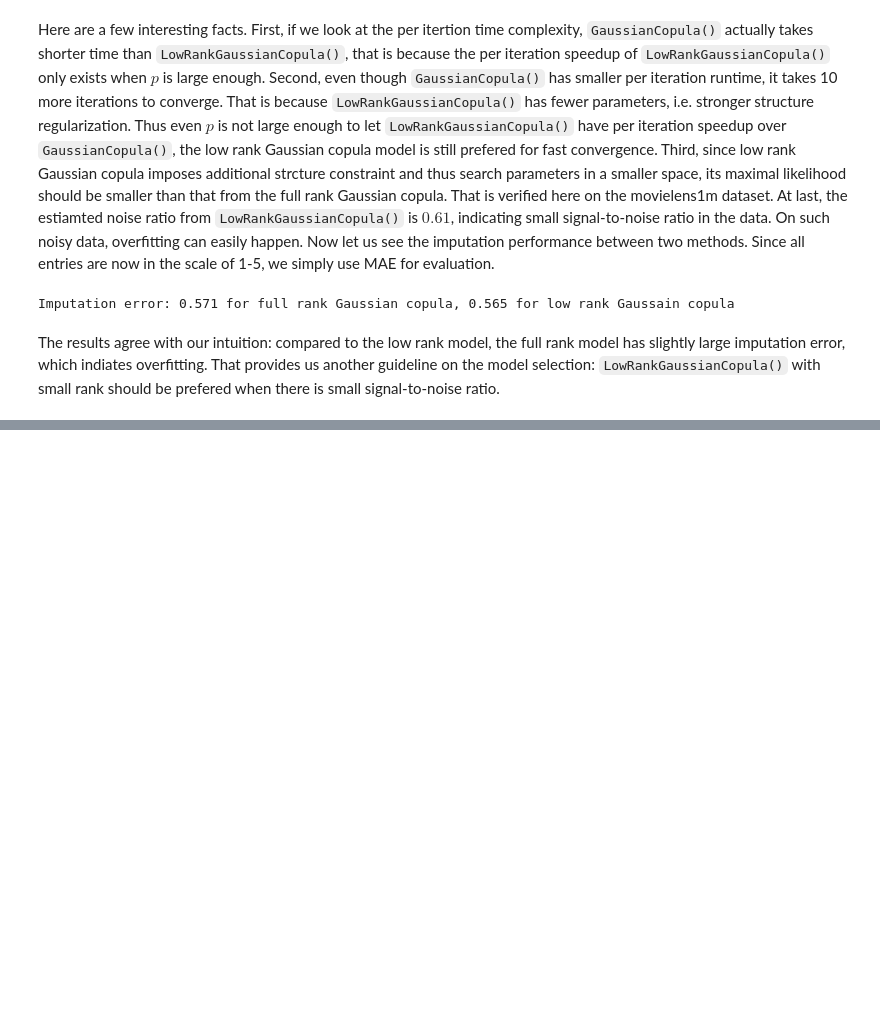
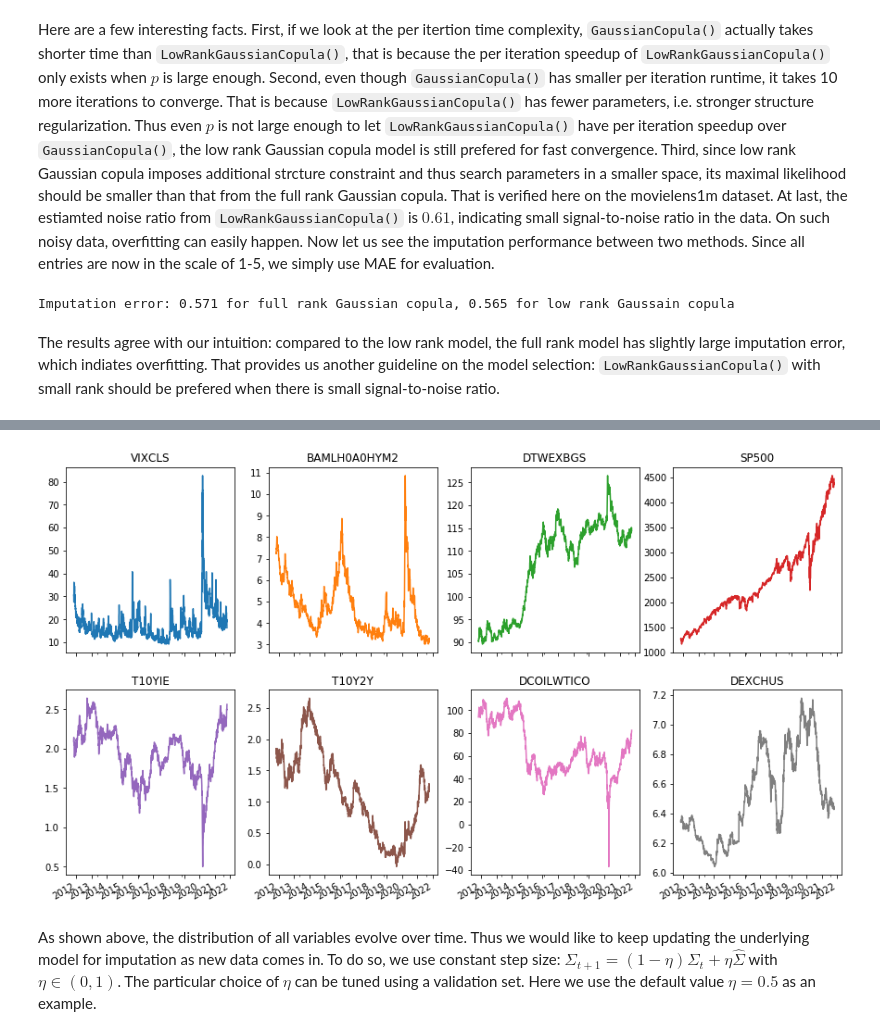
Before and after one commit to udellgroup/gcimpute, a Jupyter notebook: Examples/Main_Tutorial.ipynb, the cells around one changed output, grey strips where cells are left out. Cells and saved outputs as stored; diff of their text form; code cells hidden in the pictures; blank space fills up the shorter version.

```diff
--- a/Examples/Main_Tutorial.ipynb
+++ b/Examples/Main_Tutorial.ipynb
@@ -377,0 +388,8 @@ The results agree with our intuition: compared to the low rank model, the full r
+# %%
+data_fred = load_FRED()
+names = data_fred.columns.to_list()
+_ = data_fred.plot(subplots=True, layout = (2,4), figsize = (15, 9), title=names, legend=False)
+# %% [output]
+[figure, added]
+# %% [markdown]
+As shown above, the distribution of all variables evolve over time. Thus we would like to keep updating the underlying model for imputation as new data comes in. To do so, we use constant step size: $\Sigma_{t+1}=(1-\eta)\Sigma_t+\eta\hat\Sigma$ with $\eta\in (0, 1)$. The particular choice of $\eta$ can be tuned using a validation set. Here we use the default value $\eta=0.5$ as an example.
```
Also changed, not shown: parts of 9 cells of this notebook, 3 other files.
